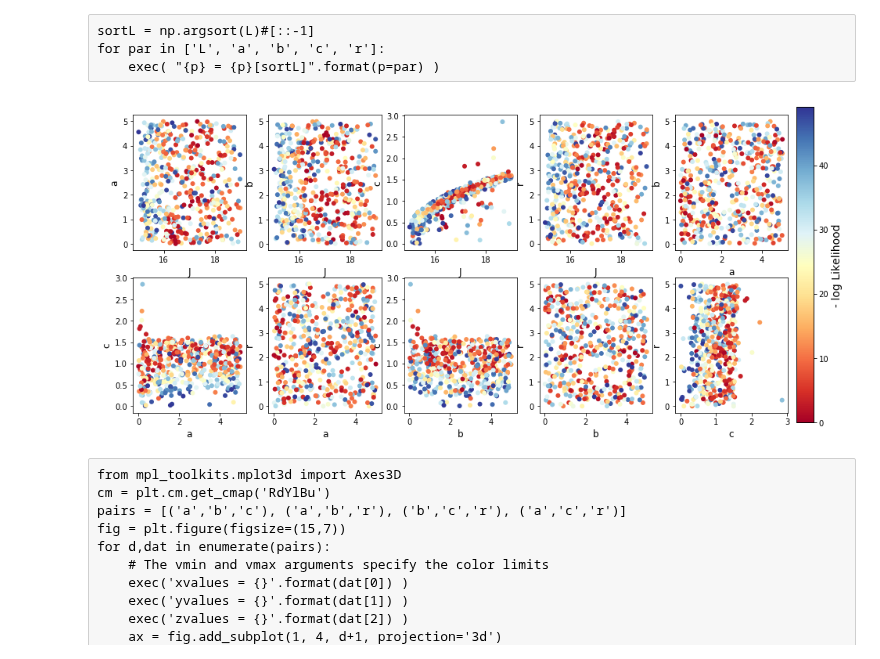
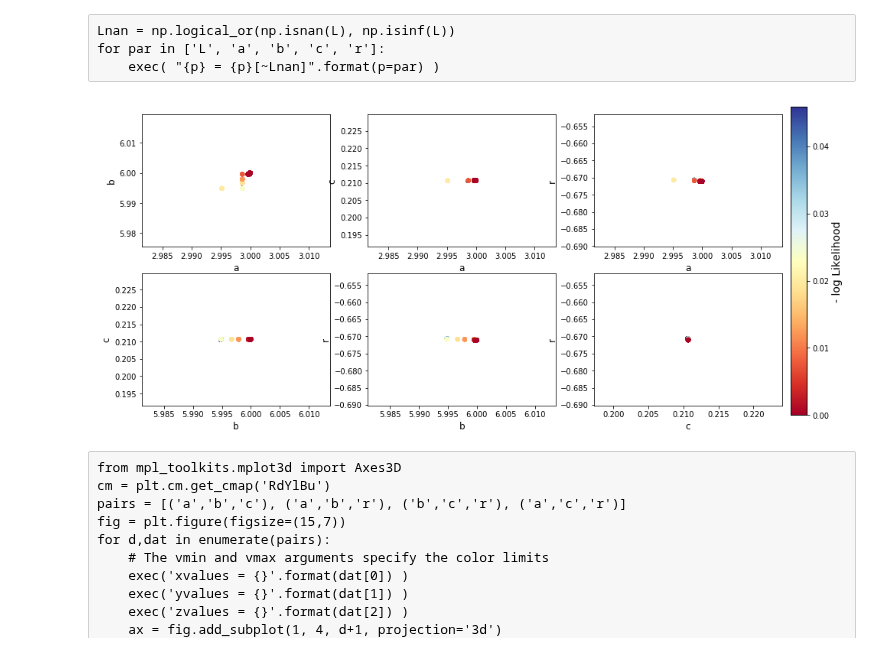
Before and after one commit to achiappo/FRESKA, a Jupyter notebook: cython/plot.ipynb, the cells around one changed output. Drawn from its saved outputs; the diff is of its cells as text; code cells hidden in the pictures.

```diff
--- a/cython/plot.ipynb
+++ b/cython/plot.ipynb
@@ -10,4 +10,8 @@ from scipy.interpolate import UnivariateSpline as spline
 from sklearn.model_selection import LeaveOneOut
 %matplotlib inline
 # %%
-J, L, a, b, c, r = np.load('results/MCtest.npy')
+L, a, b, c, r = np.load('../results/mcmc/MCtest_1e4.npy')
+# %% [raw]
+Lnan = np.logical_or(np.isnan(L), np.isinf(L))
+for par in ['L', 'a', 'b', 'c', 'r']:
+    exec( "{p} = {p}[~Lnan]".format(p=par) )
@@ -21,24 +30,20 @@ for par in ['J', 'L', 'a', 'b', 'c', 'r']:
-# %% [raw]
-sortL = np.argsort(L)#[::-1]
-for par in ['L', 'a', 'b', 'c', 'r']:
-    exec( "{p} = {p}[sortL]".format(p=par) )
 # %%
 cm = plt.cm.get_cmap('RdYlBu')
-pairs = [('J', 'a'), ('J', 'b'), ('J', 'c'), ('J', 'r'), ('a','b'), ('a','c'), ('a','r'), ('b','c'), ('b','r'), ('c','r')]
-fig, axes = plt.subplots(nrows=2, ncols=5, figsize=(15,7))
+pairs = [('a','b'), ('a','c'), ('a','r'), ('b','c'), ('b','r'), ('c','r')]
+fig, axes = plt.subplots(nrows=2, ncols=3, figsize=(15,7))
 for dat, ax in zip(pairs, axes.flat):
     # The vmin and vmax arguments specify the color limits
     exec('xvalues = {}'.format(dat[0]) )
     exec('yvalues = {}'.format(dat[1]) )
     sc = ax.scatter( xvalues, yvalues, c=L-min(L), cmap=cm, lw=0 );
     ax.set_xlabel(dat[0], fontsize=12);
     ax.set_ylabel(dat[1], fontsize=12);
     cax = fig.add_axes([0.91, 0.1, 0.02, 0.8])
     cbar = fig.colorbar(sc, cax=cax);
     cbar.ax.set_ylabel('- log Likelihood', fontsize=14)
 #plt.savefig('results/Like_Mc_scatterplots.png', dpi=300, format='png');
 # %% [output]
-[figure, old version]
+[figure, new version]
 # %% [raw]
 from mpl_toolkits.mplot3d import Axes3D
 cm = plt.cm.get_cmap('RdYlBu')
```
Also changed, not shown: parts of 21 cells of this notebook, 48 other files.
